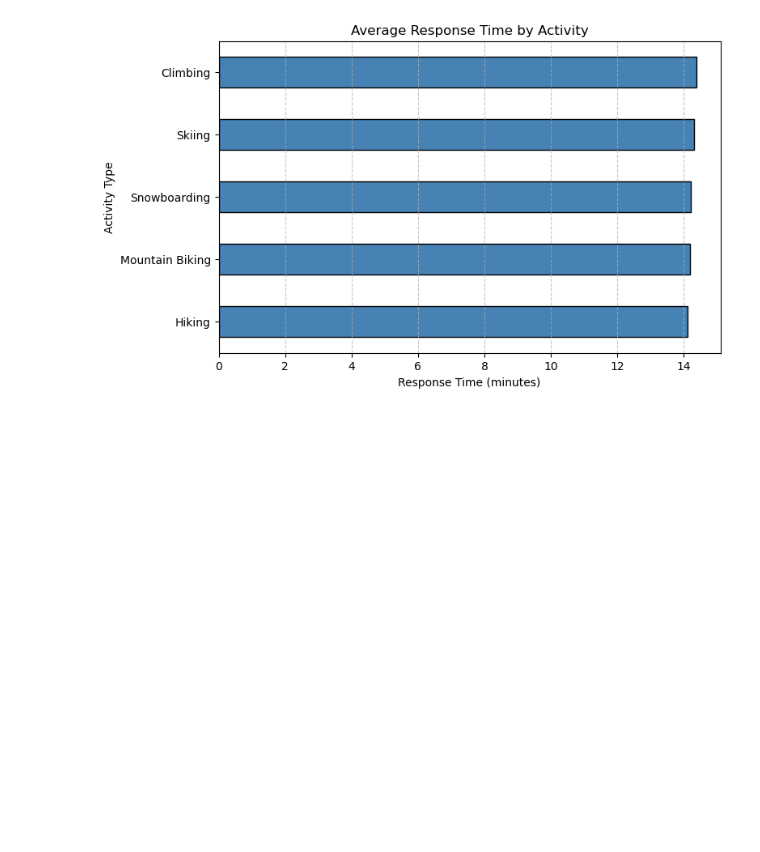
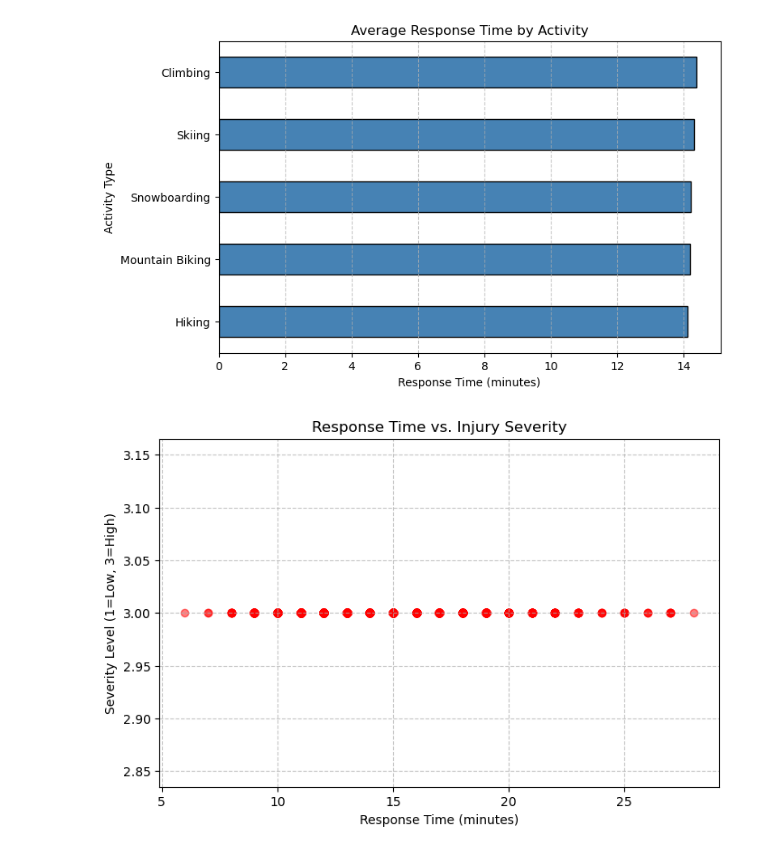
Before and after one commit to MC6527medhansh/Bolt, a Jupyter notebook: incidents_analysis.ipynb, the cells around one changed output. Saved outputs shown, nothing was run; the diff lists cells and outputs as text; code cells hidden in the pictures; blank space fills up the shorter version.

Commit message:
updated incidents analysis and expenses overall

```diff
--- a/incidents_analysis.ipynb
+++ b/incidents_analysis.ipynb
@@ -106,3 +106,20 @@ plt.grid(axis='x', linestyle='--', alpha=0.7)
 plt.show()
 # %% [output]
 [figure]
+# %%
+severity_mapping = {'Low': 1, 'Medium': 2, 'High': 3, 'Severe': 3}
+
+incidents['Severity_Numeric'] = incidents['Injury_Severity'].map(severity_mapping)
+
+incidents['Severity_Numeric'] = incidents['Severity_Numeric'].fillna(3)
+incidents['Severity_Numeric'] = incidents['Severity_Numeric'].astype(int)
+
+plt.figure(figsize=(8, 5))
+plt.scatter(incidents['Response_Time'], incidents['Severity_Numeric'], alpha=0.5, color='red')
+plt.title('Response Time vs. Injury Severity')
+plt.xlabel('Response Time (minutes)')
+plt.ylabel('Severity Level (1=Low, 3=High)')
+plt.grid(True, linestyle='--', alpha=0.7)
+plt.show()
+# %% [output]
+[figure, added]
```
Also changed, not shown: 2 other files.
